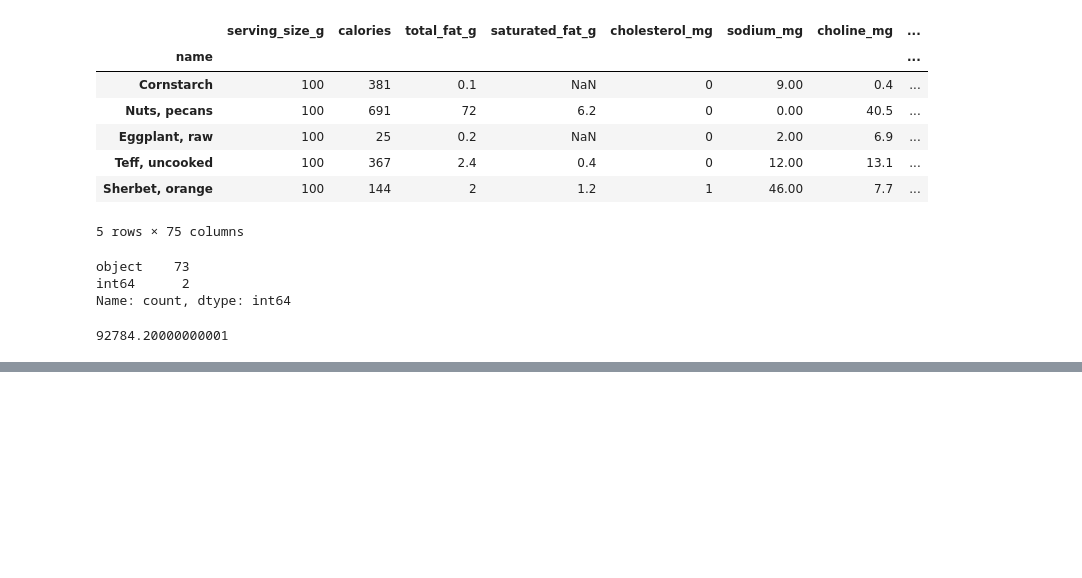
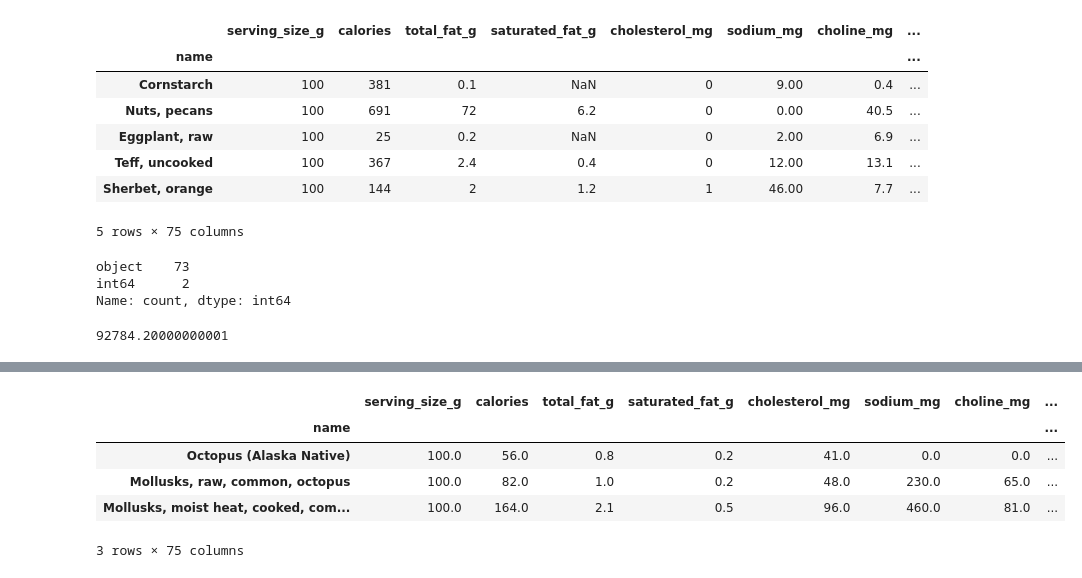
Before and after one commit to anup-byte/Pandas_Dataframe, a Jupyter notebook: Day18.ipynb, the cells around one changed output, grey strips where cells are left out. Cells and saved outputs as stored; diff of their text form; code cells hidden in the pictures; blank space fills up the shorter version.

```diff
--- a/Day18.ipynb
+++ b/Day18.ipynb
@@ -267,0 +310,9 @@ memory usage: 5.3+ MB
+# %%
+nutrition.filter(regex = "[oO]ctopus",axis=0)
+# %% [output]
+|  | serving_size_g | calories | total_fat_g | saturated_fat_g | cholesterol_mg | sodium_mg | choline_mg | ... |
+| name |  |  |  |  |  |  |  | ... |
+| Octopus (Alaska Native) | 100.0 | 56.0 | 0.8 | 0.2 | 41.0 | 0.0 | 0.0 | ... |
+| Mollusks, raw, common, octopus | 100.0 | 82.0 | 1.0 | 0.2 | 48.0 | 230.0 | 65.0 | ... |
+| Mollusks, moist heat, cooked, com... | 100.0 | 164.0 | 2.1 | 0.5 | 96.0 | 460.0 | 81.0 | ... |
+3 rows × 75 columns
```
Also changed, not shown: parts of 12 cells of this notebook.
